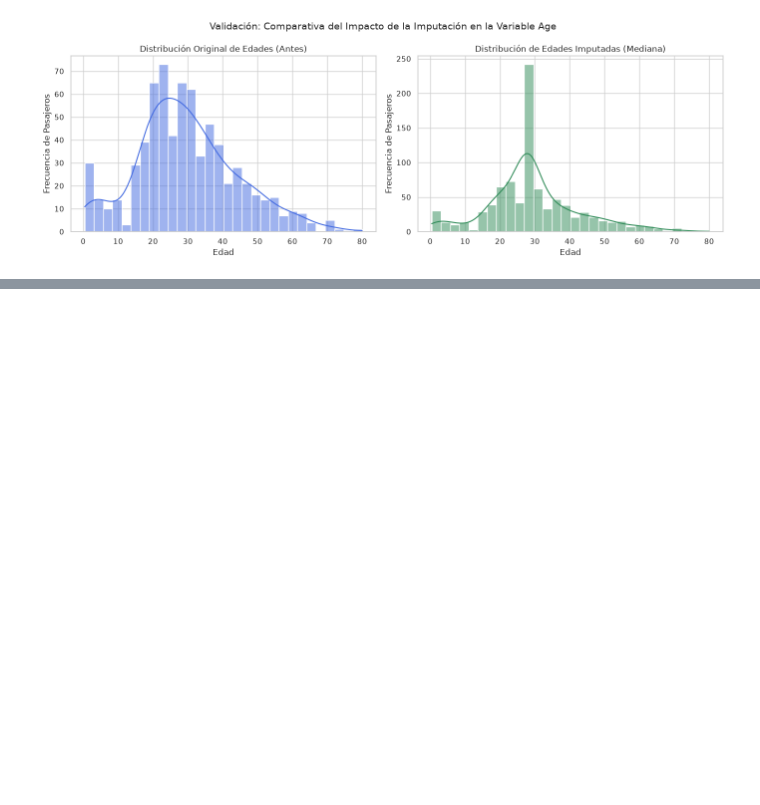
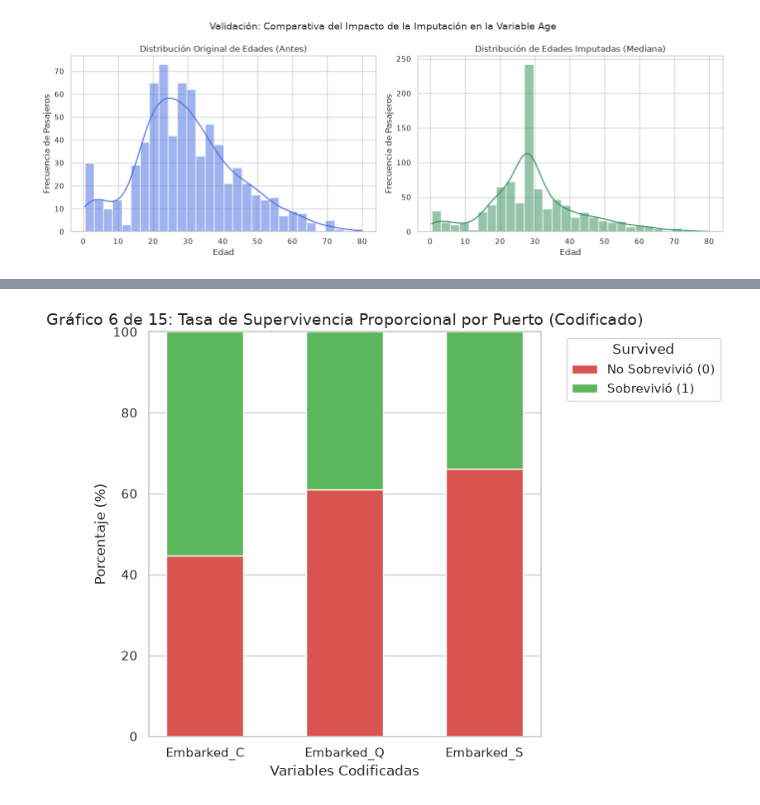
Before and after one commit to k3na1/preprocesamiento-titanic, a Jupyter notebook: titanic_analisis.ipynb, the cells around one changed output, grey strips where cells are left out. Cells and saved outputs as stored; diff of their text form; code cells hidden in the pictures; blank space fills up the shorter version.

```diff
--- a/titanic_analisis.ipynb
+++ b/titanic_analisis.ipynb
@@ -159,0 +177,18 @@ plt.show()
+# %%
+import pandas as pd
+import numpy as np
+import matplotlib.pyplot as plt
+import seaborn as sns
+from sklearn.preprocessing import LabelEncoder, MinMaxScaler
+
+# 1. Transformación de la variable 'Sex'
+# Utilizamos un mapeo manual a 0 y 1 por ser una variable binaria simple y directa
+df_clean['Sex'] = df_clean['Sex'].map({'male': 0, 'female': 1})
+
+# 2. Transformación de la variable 'Embarked'
+# JUSTIFICACIÓN: Se utiliza pd.get_dummies() (One-Hot Encoding) en lugar de LabelEncoder
+# debido a que los puertos de embarque (C, Q, S) representan variables nominales;
+# es decir, son categorías independientes que no tienen ningún orden jerárquico ni de magnitud.
+df_clean = pd.get_dummies(df_clean, columns=['Embarked'], prefix='Embarked', dtype=int)
+
+df_clean.head()
@@ -159,0 +207,42 @@ plt.show()
+# %%
+# Gráfico 6 de 15: Tasa de supervivencia según puerto de embarque codificado
+fig, ax = plt.subplots(figsize=(8, 6))
+
+# Filtramos las nuevas columnas codificadas de Embarked
+embarked_cols = [col for col in df_clean.columns if col.startswith('Embarked_')]
+
+survived_0_pct = []
+survived_1_pct = []
+
+# Calculamos proporciones para cada puerto codificado
+for col in embarked_cols:
+    subset = df_clean[df_clean[col] == 1]
+    total = len(subset)
+    if total > 0:
+        survived_0_pct.append((len(subset[subset['Survived'] == 0]) / total) * 100)
+        survived_1_pct.append((len(subset[subset['Survived'] == 1]) / total) * 100)
+    else:
+        survived_0_pct.append(0)
+        survived_1_pct.append(0)
+
+x = range(len(embarked_cols))
+bar_width = 0.55
+
+# Barras apiladas
+ax.bar(x, survived_0_pct, width=bar_width, label='No Sobrevivió (0)', color='#d9534f')
+ax.bar(x, survived_1_pct, width=bar_width, bottom=survived_0_pct, label='Sobrevivió (1)', color='#5cb85c')
+
+# Corrección de Warning: set_xticks antes de set_xticklabels
+ax.set_xticks(x)
+ax.set_xticklabels(embarked_cols)
+
+ax.set_title('Gráfico 6 de 15: Tasa de Supervivencia Proporcional por Puerto (Codificado)', fontsize=14)
+ax.set_ylabel('Porcentaje (%)', fontsize=12)
+ax.set_xlabel('Variables Codificadas', fontsize=12)
+ax.legend(title='Survived', bbox_to_anchor=(1.05, 1), loc='upper left')
+ax.set_ylim(0, 100)
+
+plt.tight_layout()
+plt.show()
+# %% [output]
+[figure, added]
```
Also changed, not shown: parts of 21 cells of this notebook.
